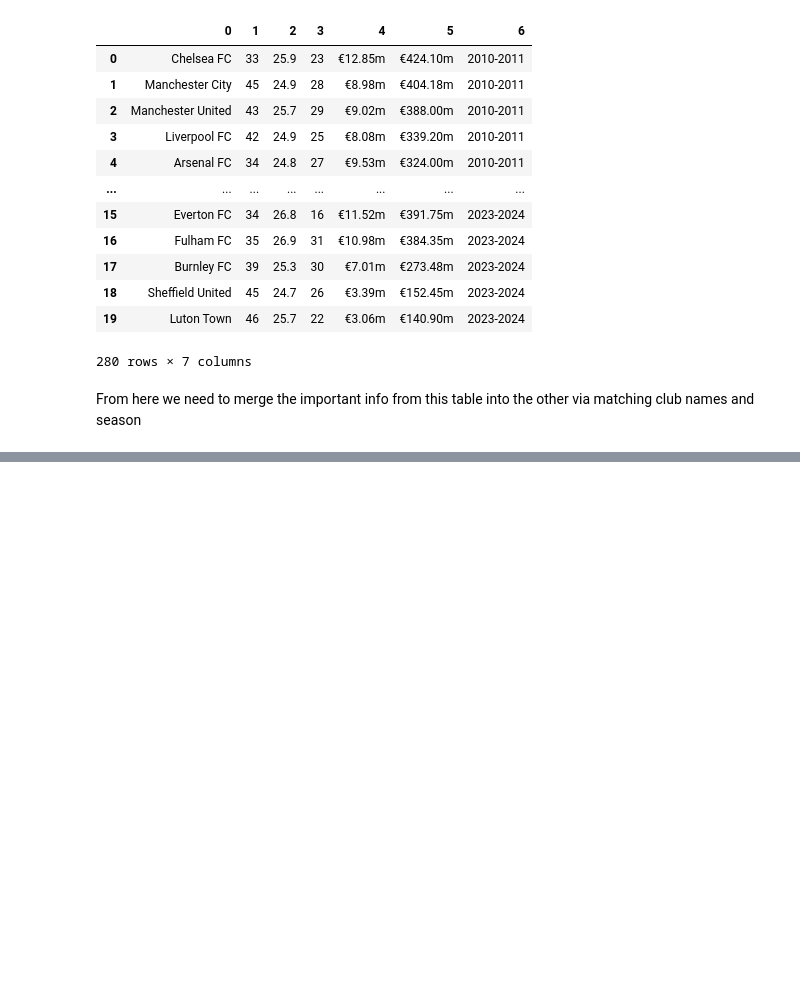
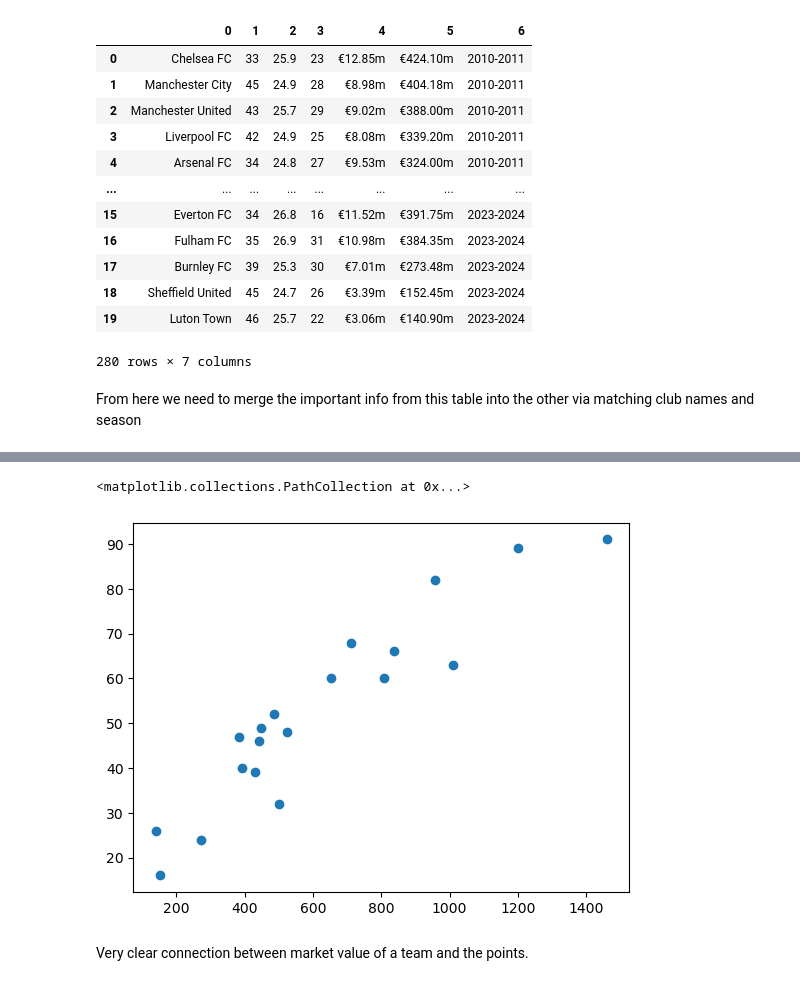
Before and after one commit to s2115214/First-Semester-Projects, a Jupyter notebook: project_curation/scraping_data.ipynb, the cells around one changed output, grey strips where cells are left out. Cells and saved outputs as stored; diff of their text form; code cells hidden in the pictures; blank space fills up the shorter version.

```diff
--- a/project_curation/scraping_data.ipynb
+++ b/project_curation/scraping_data.ipynb
@@ -189,0 +254,7 @@ merged_table
+# %%
+plt.scatter(data_2024['Total Market Value'], data_2024['PTS'])
+# %% [output]
+<matplotlib.collections.PathCollection at 0x...>
+[figure, added]
+# %% [markdown]
+Very clear connection between market value of a team and the points.
```
Also changed, not shown: parts of 11 cells of this notebook.
